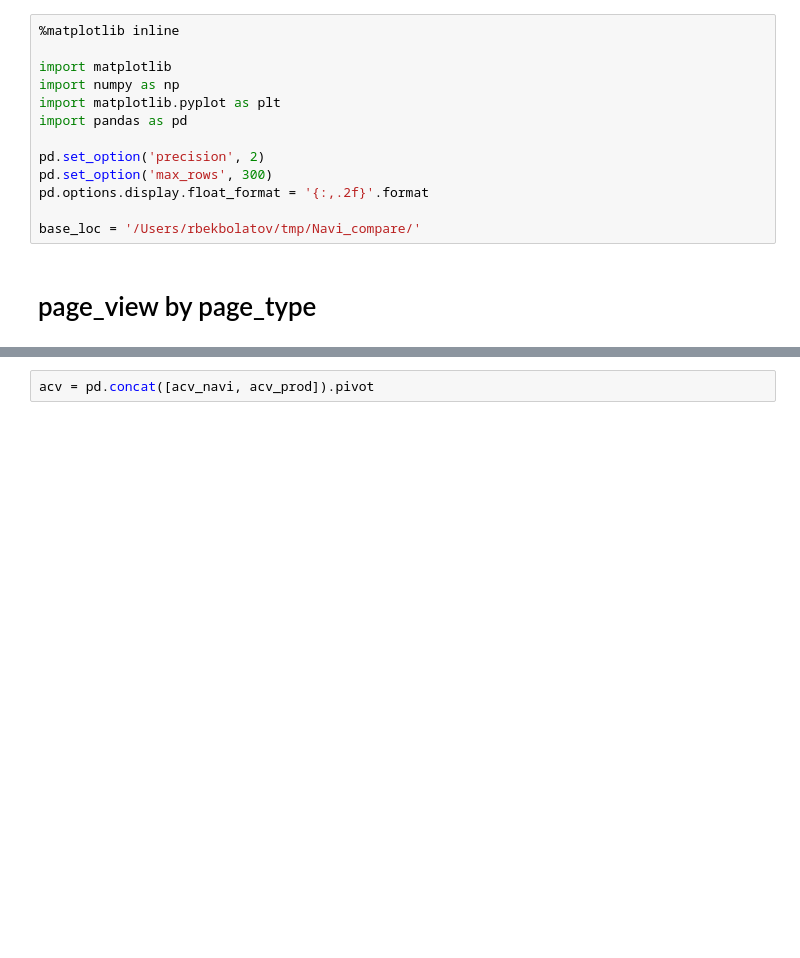
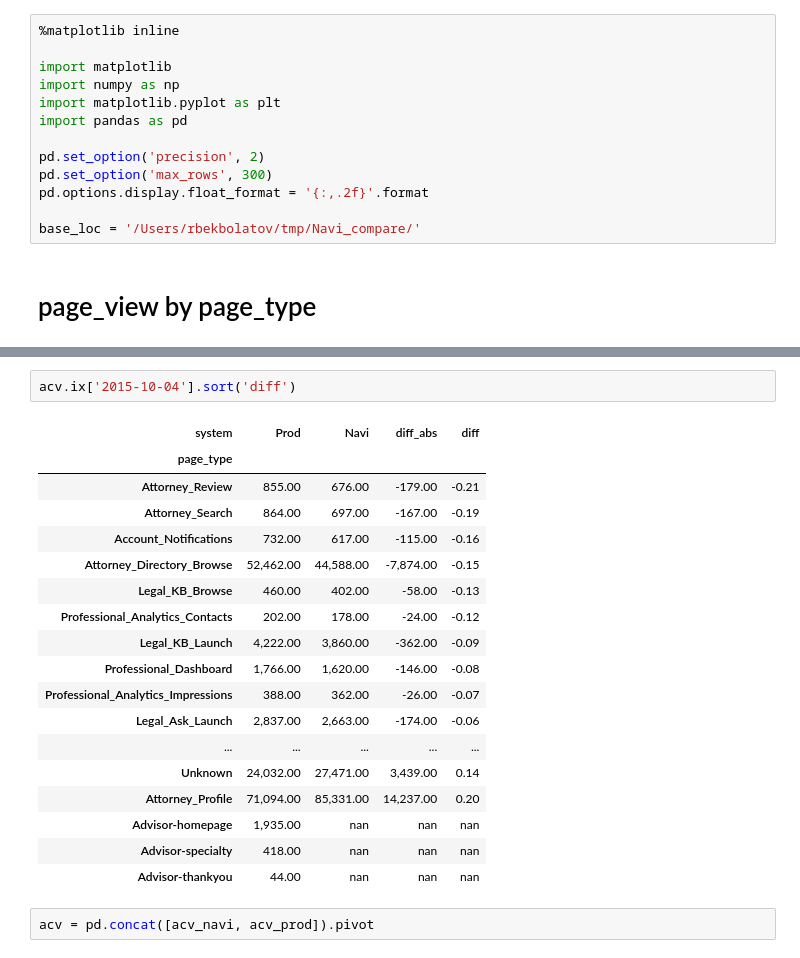
Before and after one commit to Bekbolatov/kaggle, a Jupyter notebook: notebooks/Navi_page_view.ipynb, the cells around one changed output, grey strips where cells are left out. Drawn from its saved outputs; the diff is of its cells as text; blank space fills up the shorter version.

```diff
--- a/notebooks/Navi_page_view.ipynb
+++ b/notebooks/Navi_page_view.ipynb
@@ -55,2 +53,23 @@ acv
+# %%
+acv.ix['2015-10-04'].sort('diff')
+# %% [output]
+| system | Prod | Navi | diff_abs | diff |
+| page_type |  |  |  |  |
+| Attorney_Review | 855.00 | 676.00 | -179.00 | -0.21 |
+| Attorney_Search | 864.00 | 697.00 | -167.00 | -0.19 |
+| Account_Notifications | 732.00 | 617.00 | -115.00 | -0.16 |
+| Attorney_Directory_Browse | 52,462.00 | 44,588.00 | -7,874.00 | -0.15 |
+| Legal_KB_Browse | 460.00 | 402.00 | -58.00 | -0.13 |
+| Professional_Analytics_Contacts | 202.00 | 178.00 | -24.00 | -0.12 |
+| Legal_KB_Launch | 4,222.00 | 3,860.00 | -362.00 | -0.09 |
+| Professional_Dashboard | 1,766.00 | 1,620.00 | -146.00 | -0.08 |
+| Professional_Analytics_Impressions | 388.00 | 362.00 | -26.00 | -0.07 |
+| Legal_Ask_Launch | 2,837.00 | 2,663.00 | -174.00 | -0.06 |
+| ... | ... | ... | ... | ... |
+| Unknown | 24,032.00 | 27,471.00 | 3,439.00 | 0.14 |
+| Attorney_Profile | 71,094.00 | 85,331.00 | 14,237.00 | 0.20 |
+| Advisor-homepage | 1,935.00 | nan | nan | nan |
+| Advisor-specialty | 418.00 | nan | nan | nan |
+| Advisor-thankyou | 44.00 | nan | nan | nan |
 # %%
 acv = pd.concat([acv_navi, acv_prod]).pivot
```
Also changed, not shown: parts of 3 cells of this notebook, 6 other files.
